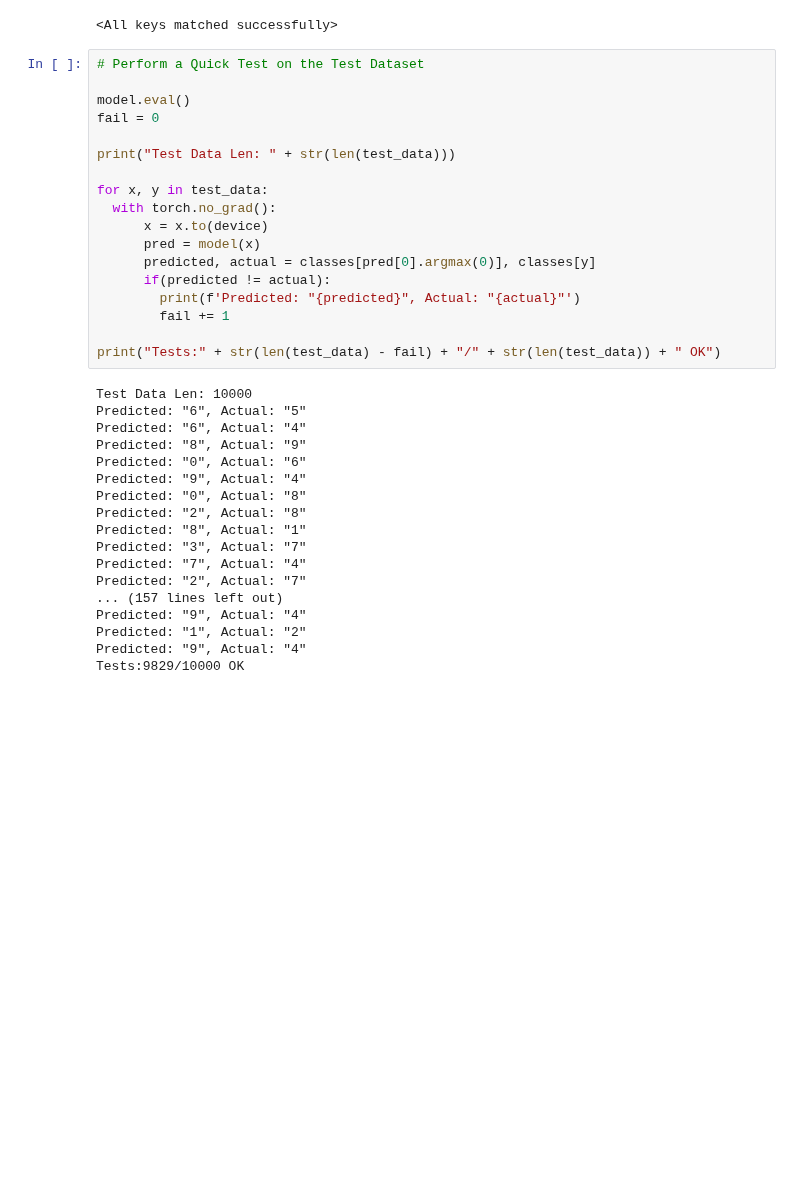
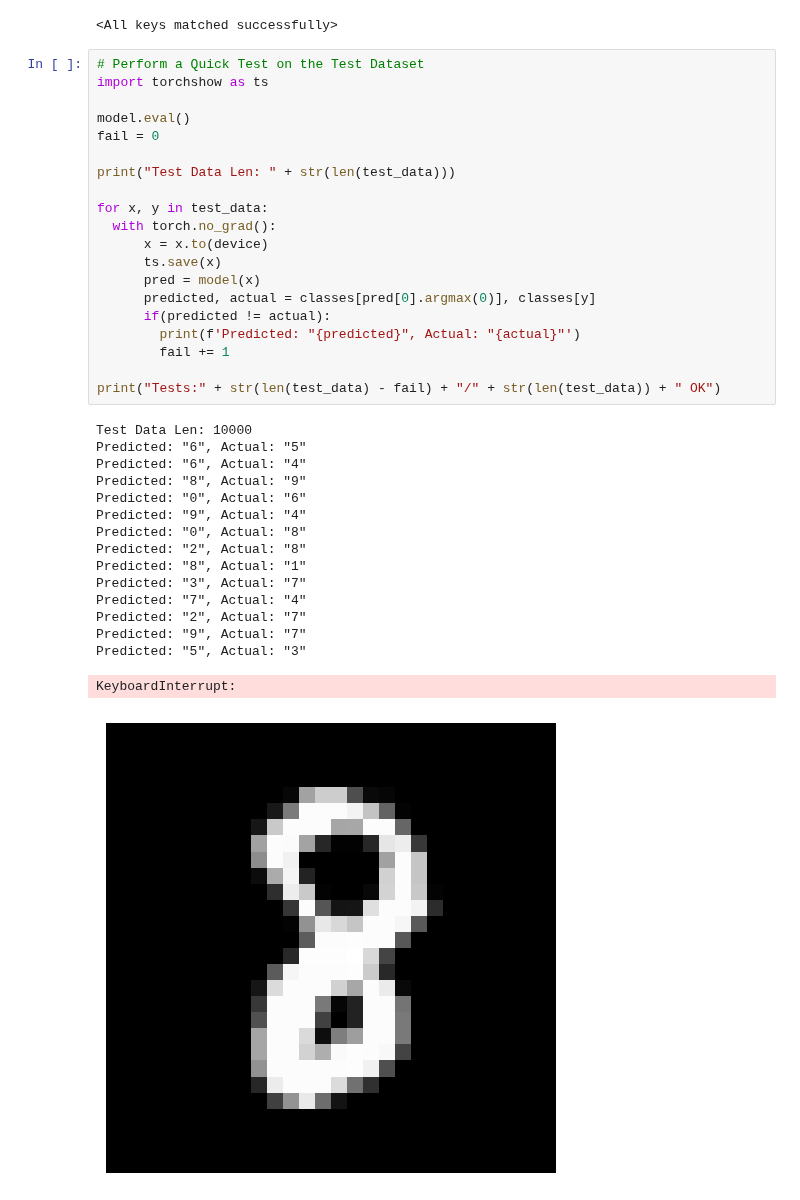
Before and after one commit to nViNova/MNIST, a Jupyter notebook: DS102_KANUPSIM_MNIST.ipynb, the cells around one changed output. Drawn from its saved outputs; the diff is of its cells as text; blank space fills up the shorter version.

```diff
--- a/DS102_KANUPSIM_MNIST.ipynb
+++ b/DS102_KANUPSIM_MNIST.ipynb
@@ -196,37 +196,38 @@ model.load_state_dict(torch.load("model.pth", weights_only=True))
 <All keys matched successfully>
 # %%
 # Perform a Quick Test on the Test Dataset
+import torchshow as ts
 
 model.eval()
 fail = 0
 
 print("Test Data Len: " + str(len(test_data)))
 
 for x, y in test_data:
   with torch.no_grad():
       x = x.to(device)
+      ts.save(x)
       pred = model(x)
       predicted, actual = classes[pred[0].argmax(0)], classes[y]
       if(predicted != actual):
         print(f'Predicted: "{predicted}", Actual: "{actual}"')
         fail += 1
 
 print("Tests:" + str(len(test_data) - fail) + "/" + str(len(test_data)) + " OK")
 # %% [output]
 Test Data Len: 10000
 Predicted: "6", Actual: "5"
 Predicted: "6", Actual: "4"
 Predicted: "8", Actual: "9"
 Predicted: "0", Actual: "6"
 Predicted: "9", Actual: "4"
 Predicted: "0", Actual: "8"
 Predicted: "2", Actual: "8"
 Predicted: "8", Actual: "1"
 Predicted: "3", Actual: "7"
 Predicted: "7", Actual: "4"
 Predicted: "2", Actual: "7"
-... (157 lines left out)
-Predicted: "9", Actual: "4"
-Predicted: "1", Actual: "2"
-Predicted: "9", Actual: "4"
-Tests:9829/10000 OK
+Predicted: "9", Actual: "7"
+Predicted: "5", Actual: "3"
+KeyboardInterrupt:
+[figure, added]
```
Also changed, not shown: 6 other files.
